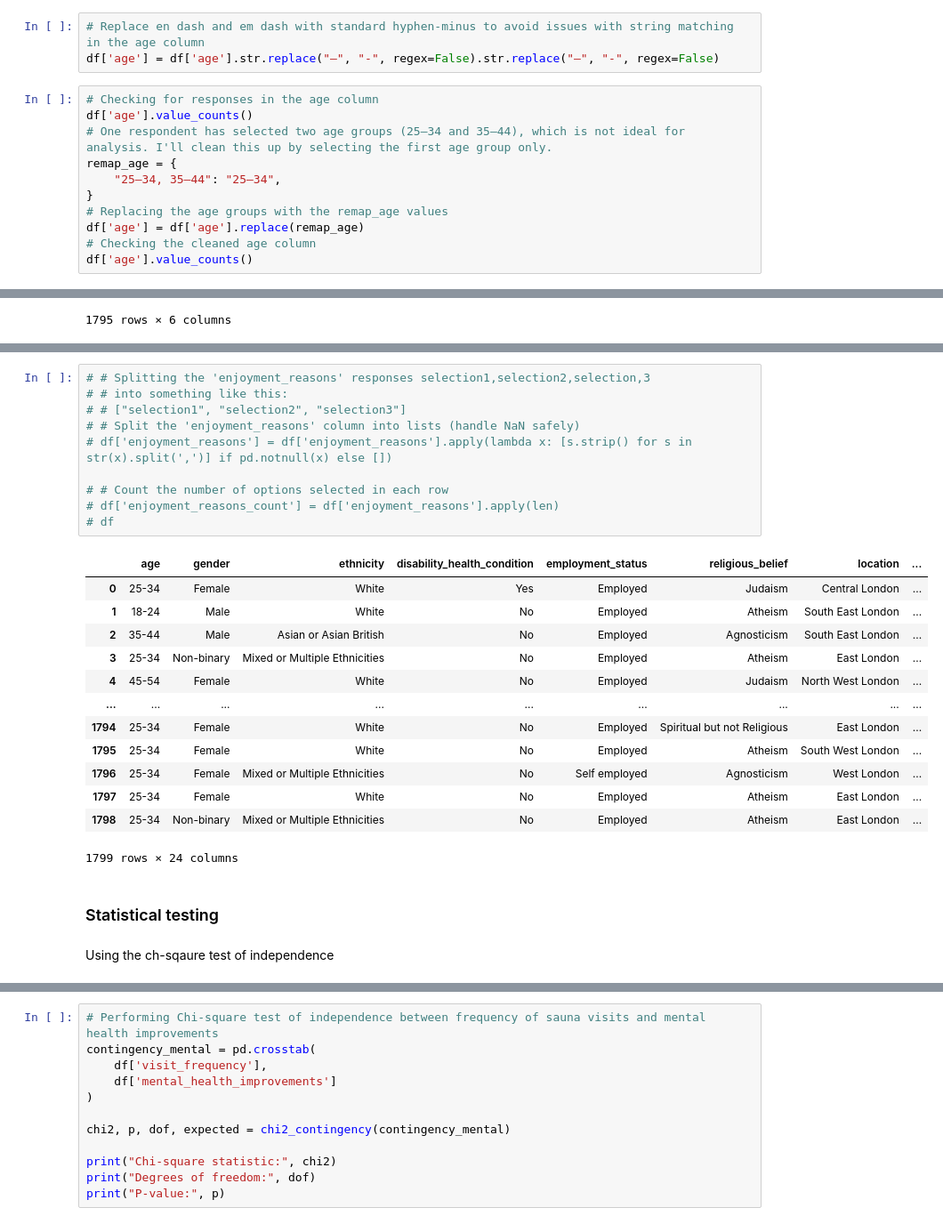
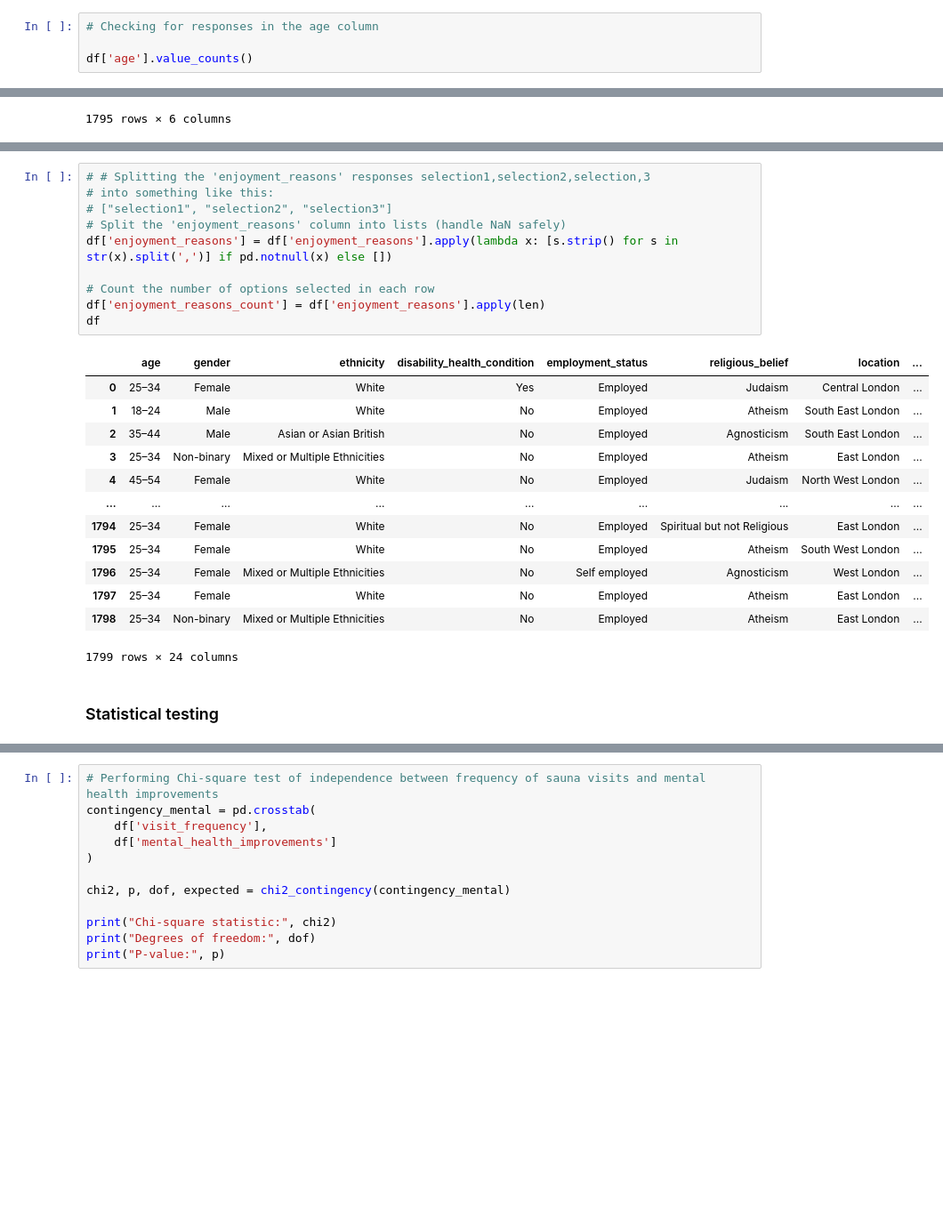
Before and after one commit to RachaelJadeMcGrath/Capstone, a Jupyter notebook: capstone_analysis.ipynb, the cells around one changed output, grey strips where cells are left out. Shown at 89% size. Drawn from its saved outputs; the diff is of its cells as text; blank space fills up the shorter version.

```diff
--- a/capstone_analysis.ipynb
+++ b/capstone_analysis.ipynb
@@ -305,19 +305,9 @@ Black or Black British             41
 Prefer not to say                  33
 Arab                                7
 Name: count, dtype: int64
-# %%
-# Replace en dash and em dash with standard hyphen-minus to avoid issues with string matching in the age column
-df['age'] = df['age'].str.replace("–", "-", regex=False).str.replace("—", "-", regex=False)
 # %%
 # Checking for responses in the age column
+
 df['age'].value_counts()
-# One respondent has selected two age groups (25–34 and 35–44), which is not ideal for analysis. I'll clean this up by selecting the first age group only.
-remap_age = {
-    "25–34, 35–44": "25–34",
-}
-# Replacing the age groups with the remap_age values
-df['age'] = df['age'].replace(remap_age)
-# Checking the cleaned age column
-df['age'].value_counts()
 # %% [output]
 age
@@ -614,32 +587,30 @@ df_subset.head()
 | 4 | Yes | Yes | 0.0 | 1.0 | ... |
 # %%
 # # Splitting the 'enjoyment_reasons' responses selection1,selection2,selection,3
-# # into something like this:
-# # ["selection1", "selection2", "selection3"]
-# # Split the 'enjoyment_reasons' column into lists (handle NaN safely)
-# df['enjoyment_reasons'] = df['enjoyment_reasons'].apply(lambda x: [s.strip() for s in str(x).split(',')] if pd.notnull(x) else [])
+# into something like this:
+# ["selection1", "selection2", "selection3"]
+# Split the 'enjoyment_reasons' column into lists (handle NaN safely)
+df['enjoyment_reasons'] = df['enjoyment_reasons'].apply(lambda x: [s.strip() for s in str(x).split(',')] if pd.notnull(x) else [])
 
-# # Count the number of options selected in each row
-# df['enjoyment_reasons_count'] = df['enjoyment_reasons'].apply(len)
-# df
+# Count the number of options selected in each row
+df['enjoyment_reasons_count'] = df['enjoyment_reasons'].apply(len)
+df
 # %% [output]
 |  | age | gender | ethnicity | disability_health_condition | employment_status | religious_belief | location | ... |
-| 0 | 25-34 | Female | White | Yes | Employed | Judaism | Central London | ... |
-| 1 | 18-24 | Male | White | No | Employed | Atheism | South East London | ... |
-| 2 | 35-44 | Male | Asian or Asian British | No | Employed | Agnosticism | South East London | ... |
-| 3 | 25-34 | Non-binary | Mixed or Multiple Ethnicities | No | Employed | Atheism | East London | ... |
-| 4 | 45-54 | Female | White | No | Employed | Judaism | North West London | ... |
+| 0 | 25–34 | Female | White | Yes | Employed | Judaism | Central London | ... |
+| 1 | 18–24 | Male | White | No | Employed | Atheism | South East London | ... |
+| 2 | 35–44 | Male | Asian or Asian British | No | Employed | Agnosticism | South East London | ... |
+| 3 | 25–34 | Non-binary | Mixed or Multiple Ethnicities | No | Employed | Atheism | East London | ... |
+| 4 | 45–54 | Female | White | No | Employed | Judaism | North West London | ... |
 | ... | ... | ... | ... | ... | ... | ... | ... | ... |
-| 1794 | 25-34 | Female | White | No | Employed | Spiritual but not Religious | East London | ... |
-| 1795 | 25-34 | Female | White | No | Employed | Atheism | South West London | ... |
-| 1796 | 25-34 | Female | Mixed or Multiple Ethnicities | No | Self employed | Agnosticism | West London | ... |
-| 1797 | 25-34 | Female | White | No | Employed | Atheism | East London | ... |
-| 1798 | 25-34 | Non-binary | Mixed or Multiple Ethnicities | No | Employed | Atheism | East London | ... |
+| 1794 | 25–34 | Female | White | No | Employed | Spiritual but not Religious | East London | ... |
+| 1795 | 25–34 | Female | White | No | Employed | Atheism | South West London | ... |
+| 1796 | 25–34 | Female | Mixed or Multiple Ethnicities | No | Self employed | Agnosticism | West London | ... |
+| 1797 | 25–34 | Female | White | No | Employed | Atheism | East London | ... |
+| 1798 | 25–34 | Non-binary | Mixed or Multiple Ethnicities | No | Employed | Atheism | East London | ... |
 1799 rows × 24 columns
 # %% [markdown]
 ### Statistical testing
-# %% [markdown]
-Using the ch-sqaure test of independence
 # %%
 # Create a contingency table of sauna visit frequency counts in df_subset
 contingency_table = df_subset[[col for col in df_subset.columns if col.startswith('visit_frequency_')]].sum().to_frame(name='count')
```
Also changed, not shown: parts of 38 cells of this notebook, 2 other files.
